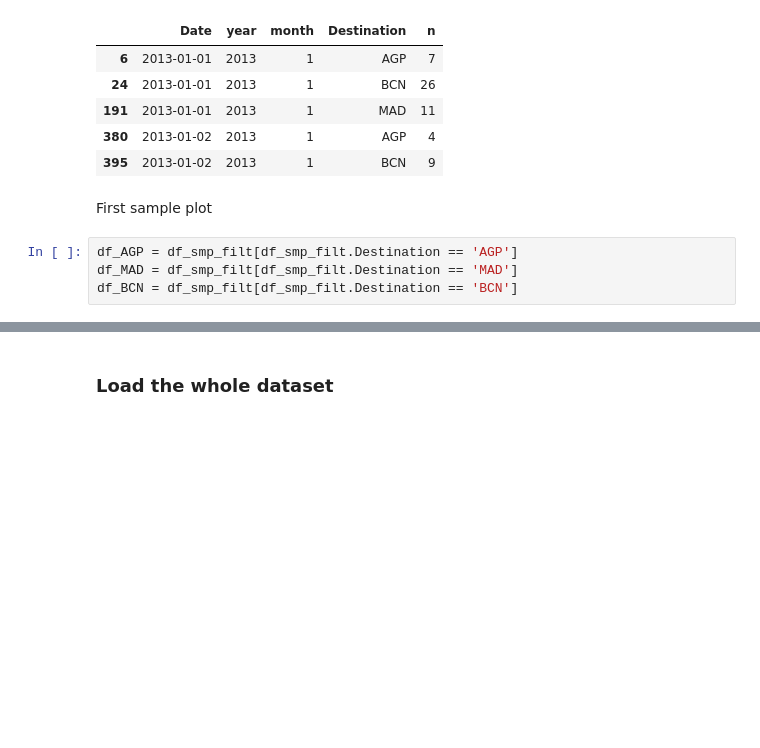
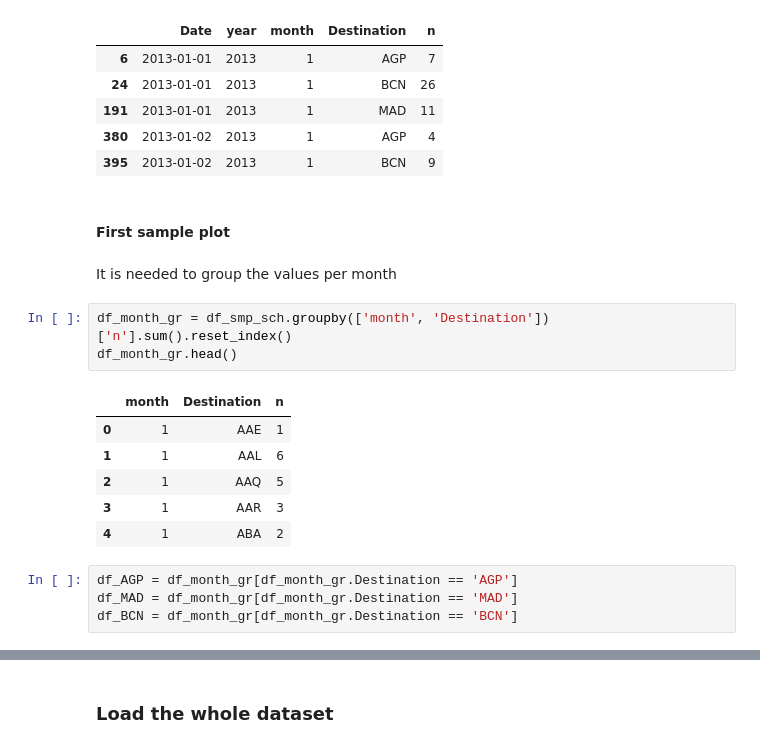
Before and after one commit to caresppen/DSChallenge, a Jupyter notebook: Ex3.ipynb, the cells around one changed output, grey strips where cells are left out. Saved outputs shown, nothing was run; the diff lists cells and outputs as text; blank space fills up the shorter version.

```diff
--- a/Ex3.ipynb
+++ b/Ex3.ipynb
@@ -112,11 +112,23 @@ df_smp_filt.head()
 | 380 | 2013-01-02 | 2013 | 1 | AGP | 4 |
 | 395 | 2013-01-02 | 2013 | 1 | BCN | 9 |
 # %% [markdown]
-First sample plot
+#### First sample plot
+# %% [markdown]
+It is needed to group the values per month
+# %%
+df_month_gr = df_smp_sch.groupby(['month', 'Destination'])['n'].sum().reset_index()
+df_month_gr.head()
+# %% [output]
+|  | month | Destination | n |
+| 0 | 1 | AAE | 1 |
+| 1 | 1 | AAL | 6 |
+| 2 | 1 | AAQ | 5 |
+| 3 | 1 | AAR | 3 |
+| 4 | 1 | ABA | 2 |
 # %%
-df_AGP = df_smp_filt[df_smp_filt.Destination == 'AGP']
-df_MAD = df_smp_filt[df_smp_filt.Destination == 'MAD']
-df_BCN = df_smp_filt[df_smp_filt.Destination == 'BCN']
+df_AGP = df_month_gr[df_month_gr.Destination == 'AGP']
+df_MAD = df_month_gr[df_month_gr.Destination == 'MAD']
+df_BCN = df_month_gr[df_month_gr.Destination == 'BCN']
 # %%
 fig, ax = plt.subplots(figsize=(12,5))
 
```
Also changed, not shown: parts of 12 cells of this notebook.
